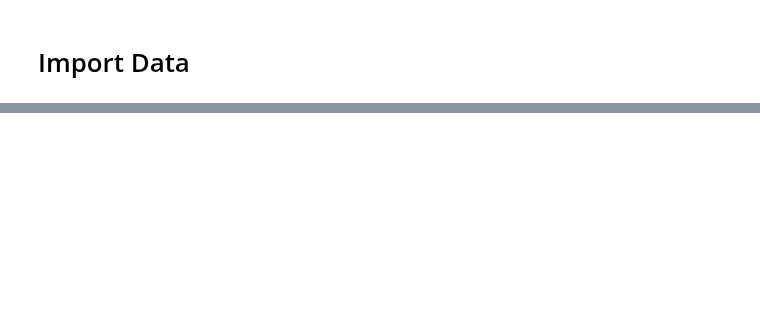
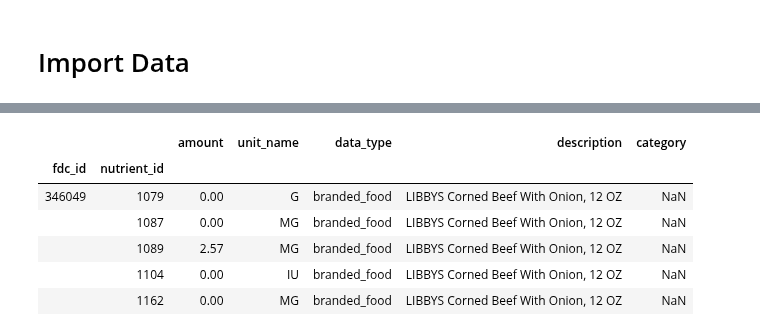
Before and after one commit to raphaelreiss/ADA_project, a Jupyter notebook: src/TermProject.ipynb, the cells around one changed output, grey strips where cells are left out. Saved outputs shown, nothing was run; the diff lists cells and outputs as text; code cells hidden in the pictures; blank space fills up the shorter version.

```diff
--- a/src/TermProject.ipynb
+++ b/src/TermProject.ipynb
@@ -28,0 +142,4 @@ transaction_data_df = dfList[7].copy()
+# %%
+# join the df to see which id corresponds to which nutrients
+joined_df = food_nutrients_small_df.join(nutrient_small_df.set_index('id'),on='nutrient_id',how='left')
+joined_df.head()
@@ -28,0 +191,10 @@ transaction_data_df = dfList[7].copy()
+# %%
+structured_name_df.head()
+# %% [output]
+|  |  | amount | unit_name | data_type | description | category |
+| fdc_id | nutrient_id |  |  |  |  |  |
+| 346049 | 1079 | 0.00 | G | branded_food | LIBBYS Corned Beef With Onion, 12 OZ | NaN |
+|  | 1087 | 0.00 | MG | branded_food | LIBBYS Corned Beef With Onion, 12 OZ | NaN |
+|  | 1089 | 2.57 | MG | branded_food | LIBBYS Corned Beef With Onion, 12 OZ | NaN |
+|  | 1104 | 0.00 | IU | branded_food | LIBBYS Corned Beef With Onion, 12 OZ | NaN |
+|  | 1162 | 0.00 | MG | branded_food | LIBBYS Corned Beef With Onion, 12 OZ | NaN |
```
Also changed, not shown: parts of 31 cells of this notebook, 1 other file.
